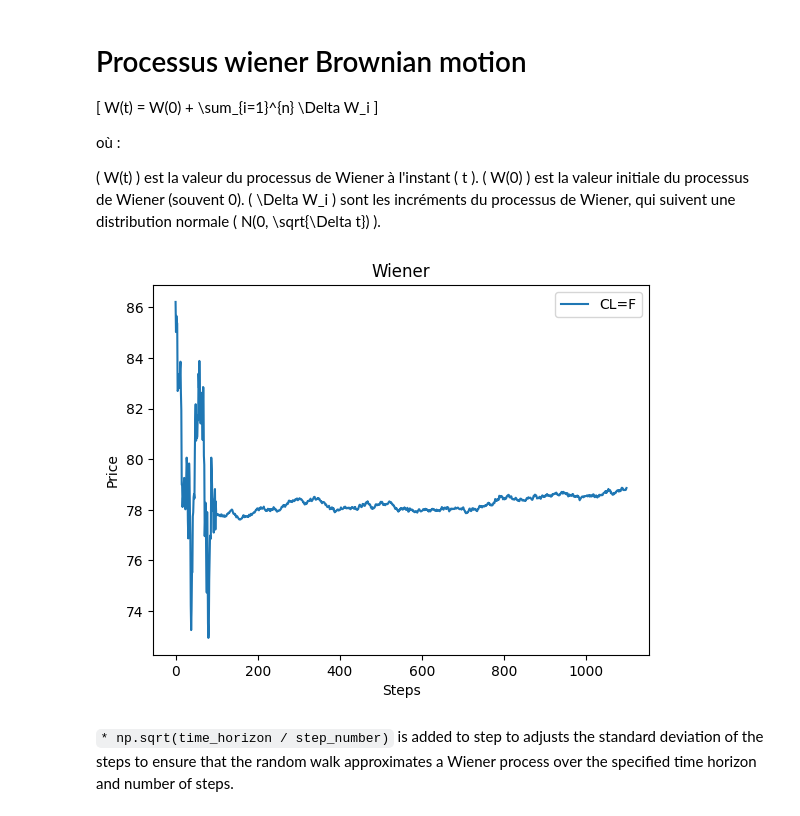
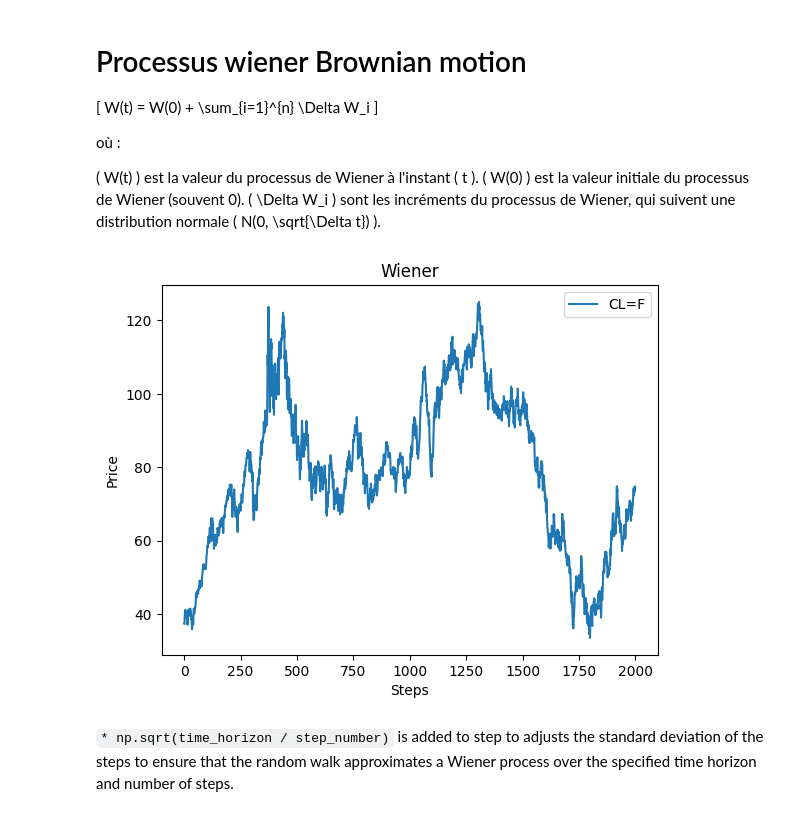
Before and after one commit to Errahum/HeliosFinance, a Jupyter notebook: notebooks/errahum_research/data_analyst/random_walk.ipynb, the cells around one changed output. Drawn from its saved outputs; the diff is of its cells as text; code cells hidden in the pictures.

```diff
--- a/notebooks/errahum_research/data_analyst/random_walk.ipynb
+++ b/notebooks/errahum_research/data_analyst/random_walk.ipynb
@@ -139,26 +139,26 @@ où :
 # %%
 initial_price_at_t = CL['Close'].iloc[-1] # last Close value
 step_number = 1000 # 1000 steps
-volatility = 1 # 1%
+volatility = 50 # 50%
 time_horizon = 1 # 1 day
 
-last_100_values = CL['Close'].iloc[-100:] # last 100 Close values
+last_100_values = CL['Close'].iloc[-1000:] # last 100 Close values
 
 # Normal distribution with mean 0 and standard deviation sqrt(time_horizon / step_number)
 step = np.random.randn(step_number) * volatility * np.sqrt(time_horizon / step_number)
 
 random_walk = initial_price_at_t + np.cumsum(step)
 
 combined_values = np.concatenate((last_100_values, random_walk))
 
 plt.plot(combined_values)
 plt.legend(['CL=F', 'Wiener'])
 plt.title('Wiener')
 plt.xlabel('Steps')
 plt.ylabel('Price')
 plt.show()
 # %% [output]
-[figure, old version]
+[figure, new version]
 # %% [markdown]
 `* np.sqrt(time_horizon / step_number)` is added to step to adjusts the standard deviation of the steps to ensure that the random walk approximates a Wiener process over the specified time horizon and number of steps.
 # %%
```
